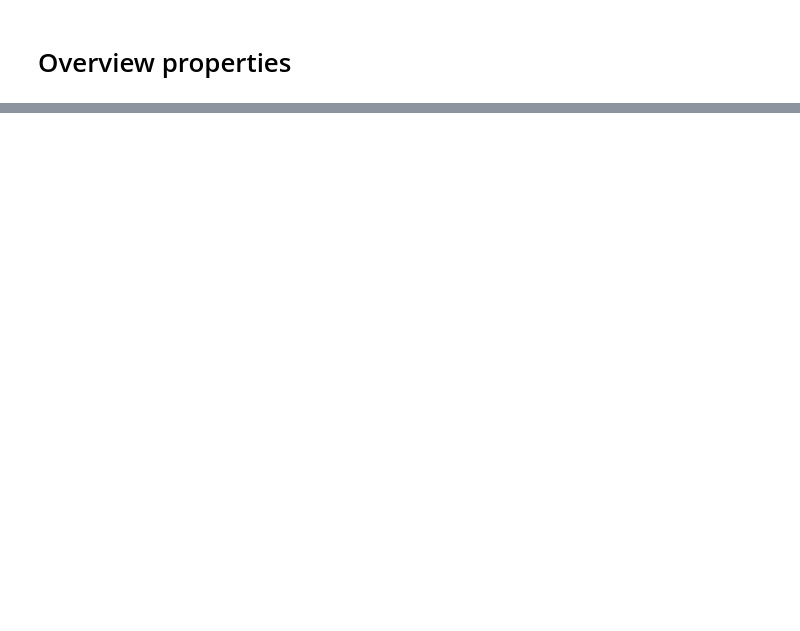
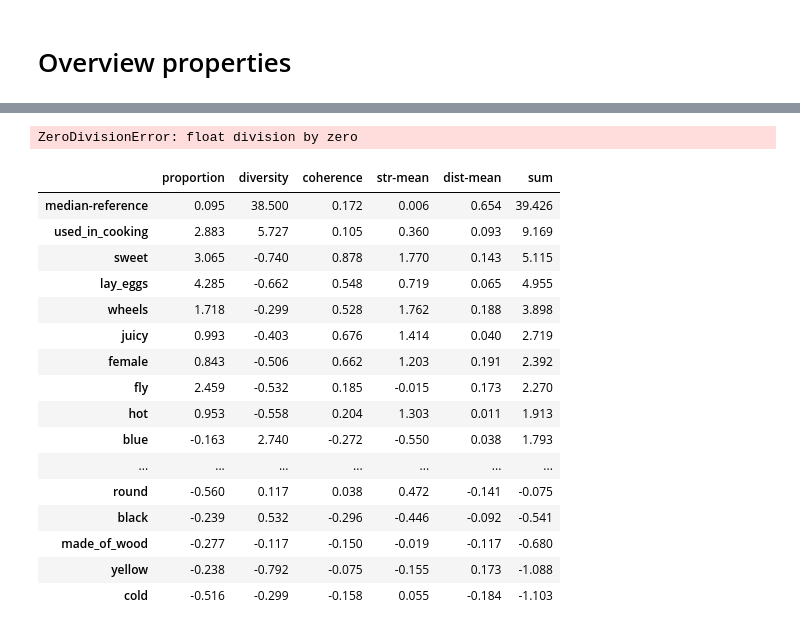
Before and after one commit to PiaSommerauer/corpus_diagnostics, a Jupyter notebook: scripts/Evidence_analysis.ipynb, the cells around one changed output, grey strips where cells are left out. Cells and saved outputs as stored; diff of their text form; code cells hidden in the pictures; blank space fills up the shorter version.

```diff
--- a/scripts/Evidence_analysis.ipynb
+++ b/scripts/Evidence_analysis.ipynb
@@ -12,3 +1,38 @@ pd.set_option('display.max_rows', None)
+# %%
+import utils
+import relations
+
+import pandas as pd
+import os
+import csv
+
+from collections import defaultdict
+
+pd.set_option('display.max_rows', None)
+
+
+def get_overview(metrics, level, model_name, evidence_type):
+    path_dir = f'../analysis/{model_name}/{level}'
+    overview_dict = defaultdict(dict)
+    if level == 'properties':
+        target = 'property'
+    elif level == 'relations':
+        target = 'relation'
+    for metric in metrics:
+        path = f'{path_dir}/{metric}.csv'
+        with open(path) as infile:
+            data = list(csv.DictReader(infile))
+        for d in data:
+            if target in d:
+                prop = d[target]
+            else:
+                prop = d['']
+            sc = d[evidence_type]
+            if sc == '':
+                sc = 0
+            overview_dict[prop][metric] = float(sc)
+    df = pd.DataFrame(overview_dict)
+    return df.T
 # %%
 #'../analysis/wiki_full/annotation-tfidf-top_3_3-raw-10000-categories/square/annotation-updated-done.csv
 # %% [markdown]
@@ -55,0 +103,41 @@ df.round(2)
+# %%
+metrics = ['proportion', 'diversity', 'coherence',
+           'dist-mean', 'dist-max',
+           'str-mean', 'str-max']
+level = 'properties'
+evidence_type = 'prop-specific'
+model_name = 'wiki_updated'
+df = get_overview(metrics, level, model_name, evidence_type)
+df = utils.raw_to_distance(df, score_names = metrics, reference_name = 'median', percent = True)
+df['sum'] = df.sum(axis=1)
+df.sort_values('sum', ascending=False).round(3)
+# %% [output]
+ZeroDivisionError: float division by zero
+# %%
+metrics = ['proportion', 'diversity',
+           'coherence', 'str-mean', 'dist-mean']#, 'dist-mean', 'dist-max']#, 'str-mean', 'str-max']
+level = 'properties'
+evidence_type = 'non-specific'
+model_name = 'wiki_updated'
+df = get_overview(metrics, level, model_name, evidence_type)
+df = utils.raw_to_distance(df, score_names = metrics, reference_name = 'median', percent = True)
+df['sum'] = df.sum(axis=1)
+df.sort_values('sum', ascending=False).round(3)
+# %% [output]
+|  | proportion | diversity | coherence | str-mean | dist-mean | sum |
+| median-reference | 0.095 | 38.500 | 0.172 | 0.006 | 0.654 | 39.426 |
+| used_in_cooking | 2.883 | 5.727 | 0.105 | 0.360 | 0.093 | 9.169 |
+| sweet | 3.065 | -0.740 | 0.878 | 1.770 | 0.143 | 5.115 |
+| lay_eggs | 4.285 | -0.662 | 0.548 | 0.719 | 0.065 | 4.955 |
+| wheels | 1.718 | -0.299 | 0.528 | 1.762 | 0.188 | 3.898 |
+| juicy | 0.993 | -0.403 | 0.676 | 1.414 | 0.040 | 2.719 |
+| female | 0.843 | -0.506 | 0.662 | 1.203 | 0.191 | 2.392 |
+| fly | 2.459 | -0.532 | 0.185 | -0.015 | 0.173 | 2.270 |
+| hot | 0.953 | -0.558 | 0.204 | 1.303 | 0.011 | 1.913 |
+| blue | -0.163 | 2.740 | -0.272 | -0.550 | 0.038 | 1.793 |
+| ... | ... | ... | ... | ... | ... | ... |
+| round | -0.560 | 0.117 | 0.038 | 0.472 | -0.141 | -0.075 |
+| black | -0.239 | 0.532 | -0.296 | -0.446 | -0.092 | -0.541 |
+| made_of_wood | -0.277 | -0.117 | -0.150 | -0.019 | -0.117 | -0.680 |
+| yellow | -0.238 | -0.792 | -0.075 | -0.155 | 0.173 | -1.088 |
+| cold | -0.516 | -0.299 | -0.158 | 0.055 | -0.184 | -1.103 |
```
Also changed, not shown: parts of 9 cells of this notebook, 8 other files.
